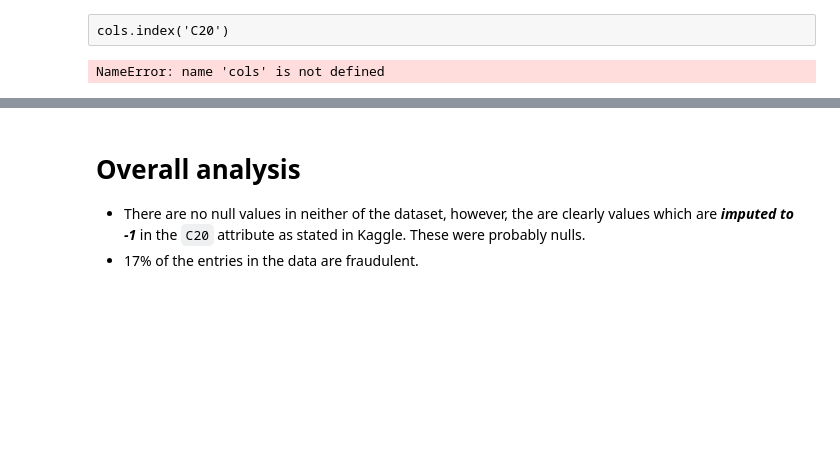
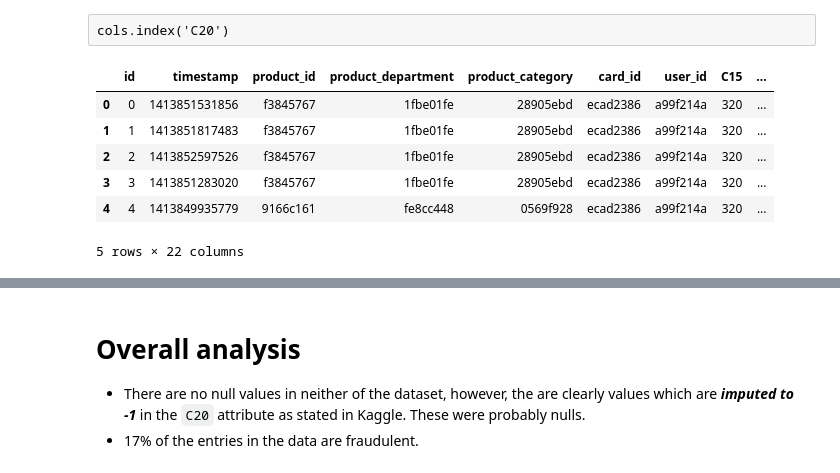
Before and after one commit to MLobo1997/catch-the-fraudster, a Jupyter notebook: dataset_analyzis.ipynb, the cells around one changed output, grey strips where cells are left out. Saved outputs shown, nothing was run; the diff lists cells and outputs as text; code cells hidden in the pictures; blank space fills up the shorter version.

```diff
--- a/dataset_analyzis.ipynb
+++ b/dataset_analyzis.ipynb
@@ -48,10 +48,16 @@ Not necessary, we can always use the index from cols
 # %% [raw]
 cols.index('C20')
 # %%
-train_data_treated = pd.DataFrame(train_data_treated, columns = cols)
+train_data_treated = pd.DataFrame(train_data_treated, columns = cols_train)
 train_data_treated.head()
 # %% [output]
+|  | id | timestamp | product_id | product_department | product_category | card_id | user_id | C15 | ... |
+| 0 | 0 | 1413851531856 | f3845767 | 1fbe01fe | 28905ebd | ecad2386 | a99f214a | 320 | ... |
+| 1 | 1 | 1413851817483 | f3845767 | 1fbe01fe | 28905ebd | ecad2386 | a99f214a | 320 | ... |
+| 2 | 2 | 1413852597526 | f3845767 | 1fbe01fe | 28905ebd | ecad2386 | a99f214a | 320 | ... |
+| 3 | 3 | 1413851283020 | f3845767 | 1fbe01fe | 28905ebd | ecad2386 | a99f214a | 320 | ... |
+| 4 | 4 | 1413849935779 | 9166c161 | fe8cc448 | 0569f928 | ecad2386 | a99f214a | 320 | ... |
-NameError: name 'cols' is not defined
+5 rows × 22 columns
 # %%
 test_data_treated = pd.DataFrame(test_data_treated, columns = cols_test)
 test_data_treated.head()
```
Also changed, not shown: parts of 11 cells of this notebook, 3 other files.
